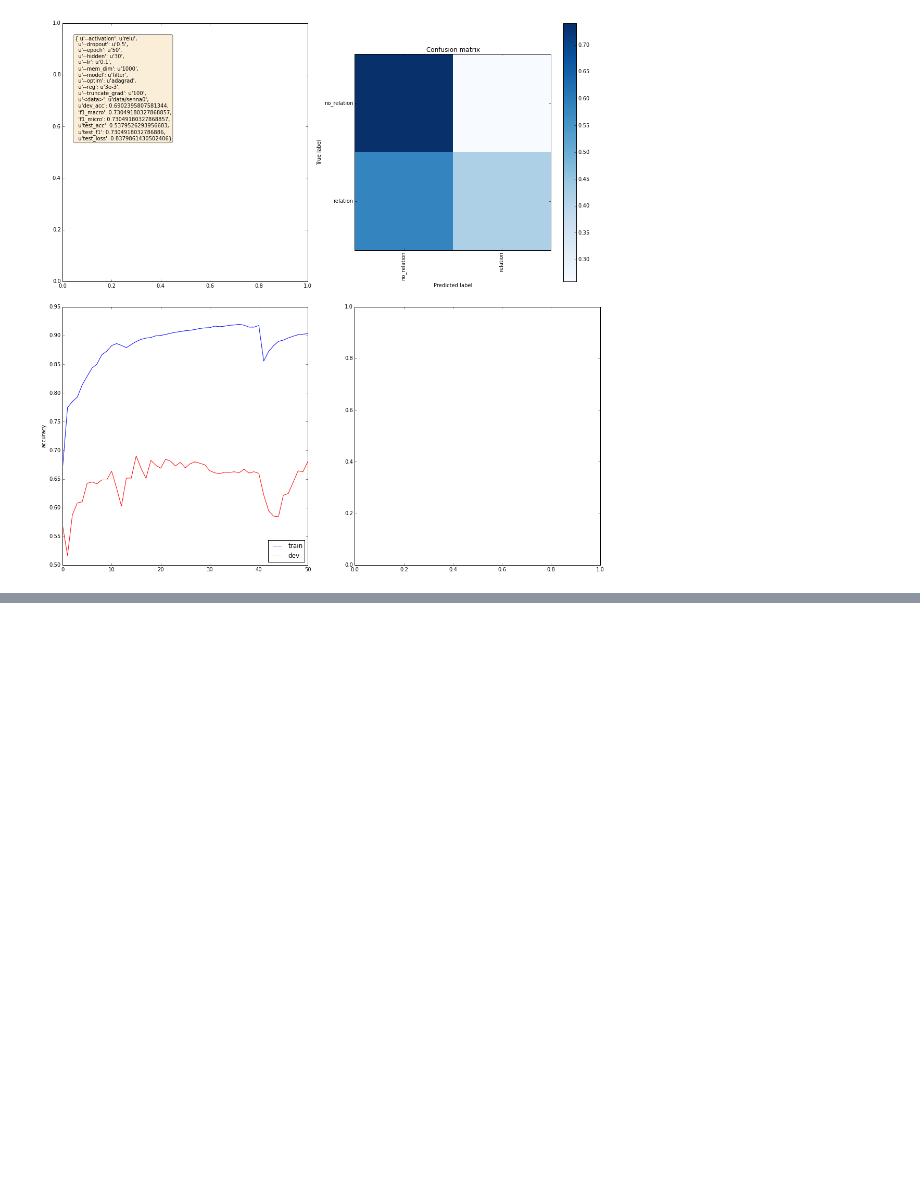
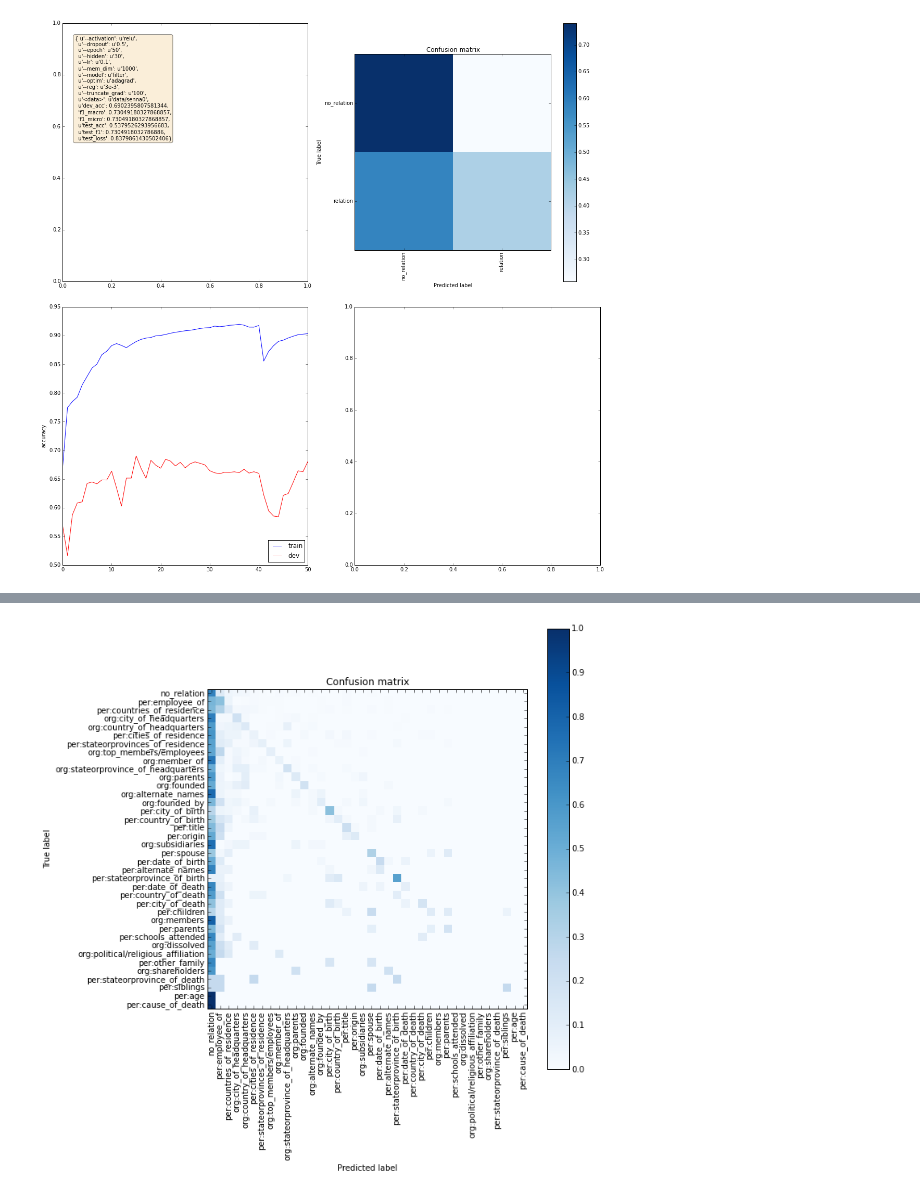
Before and after one commit to whuawell/kbp2015, a Jupyter notebook: Analysis.ipynb, the cells around one changed output, grey strips where cells are left out. Saved outputs shown, nothing was run; the diff lists cells and outputs as text; code cells hidden in the pictures; blank space fills up the shorter version.

Commit message:
add test script

```diff
--- a/Analysis.ipynb
+++ b/Analysis.ipynb
@@ -109,0 +119,31 @@ processed ./relu_0.5_50_30_0.1_1000_filter_adagrad_3e-3_100_data_senna0/
+# %%
+from train import one_hot
+from sklearn.metrics import f1_score, accuracy_score, precision_score, recall_score
+from pprint import pprint
+
+def evaluate(filter_threshold=0.5):
+    preds = []
+    targs = []
+    for X, Y in d.generate_batches('test', label='raw'):
+        Y_one_hot = one_hot(Y, len(d.rel_vocab))
+        filter_pred = filter_model.predict(X, verbose=False).flatten() > filter_threshold
+        pred = classi_model.predict_classes(X, verbose=False).flatten()
+        unrelated = filter_pred == 0
+        pred[unrelated] = d.rel_vocab['no_relation']
+        preds.append(pred)
+        targs.append(Y.flatten())
+    preds = np.concatenate(preds)
+    targs = np.concatenate(targs)
+    f1, prec, rec = [f(targs, preds, average='micro') for f in [f1_score, precision_score, recall_score]]
+    acc = accuracy_score(targs, preds)
+    return {'f1':f1, 'precision':prec, 'recall':rec, 'accuracy':acc, 'preds':preds, 'targs':targs}
+# %%
+best = None
+for threshold in [0.1, 0.3, 0.5, 0.7, 0.9]:
+    print 'threshold', threshold
+    result = evaluate(threshold)
+    if best is None or result['f1'] > best['f1']:
+        best = result
+    pprint(result)
+print 'best:'
+pprint(best)
@@ -109,0 +168,11 @@ processed ./relu_0.5_50_30_0.1_1000_filter_adagrad_3e-3_100_data_senna0/
+# %%
+counts = Counter(best['targs'].tolist())
+order = np.array([e[0] for e in counts.most_common()])
+counts = np.array([e[1] for e in counts.most_common()])
+
+cm = confusion_matrix(best['targs'], best['preds'], order)
+cm = cm.astype('float') / cm.sum(axis=1)[:, np.newaxis]
+fig, ax = P.subplots(figsize=(10, 10))
+plot_confusion_matrix(ax, cm, order, title='Confusion matrix', cmap=P.cm.Blues)
+# %% [output]
+[figure, added]
```
Also changed, not shown: parts of 2 cells of this notebook, 3 other files.
